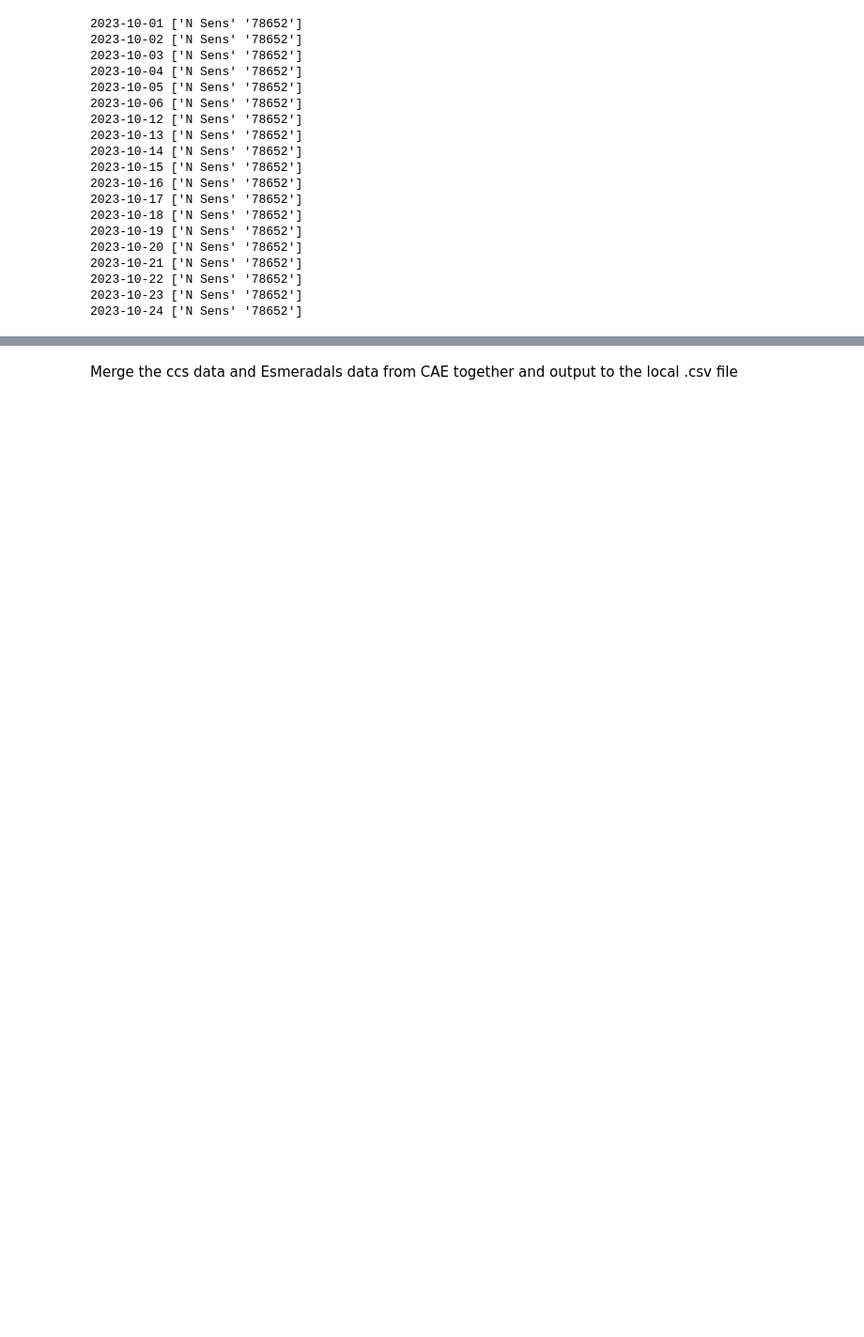
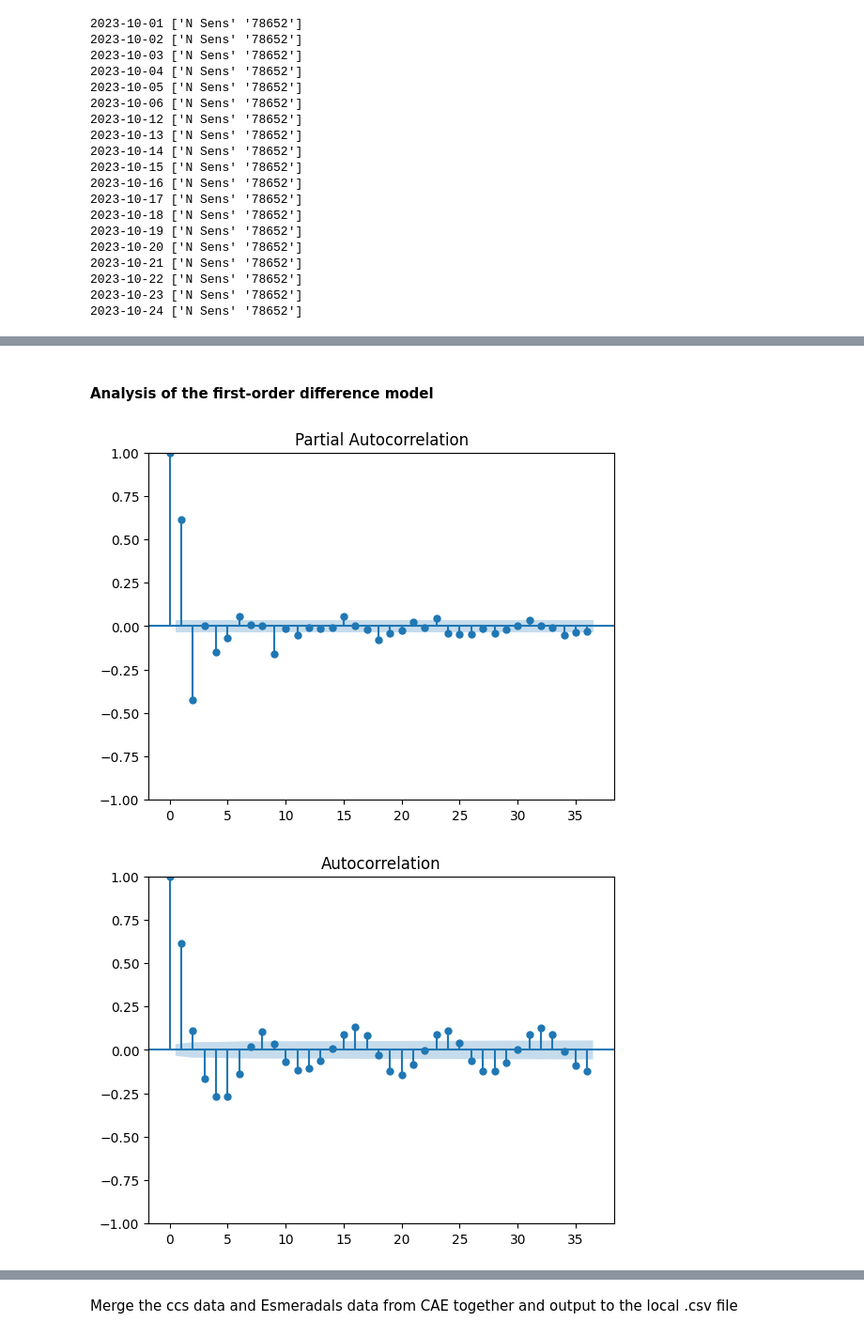
Before and after one commit to DPAINAMHI/esmeraldas, a Jupyter notebook: Scripts/load_local_data.ipynb, the cells around one changed output, grey strips where cells are left out. Shown at 94% size. Saved outputs shown, nothing was run; the diff lists cells and outputs as text; code cells hidden in the pictures; blank space fills up the shorter version.

```diff
--- a/Scripts/load_local_data.ipynb
+++ b/Scripts/load_local_data.ipynb
@@ -44,12 +48,12 @@ df_list = []
 first_iter = True
 for month in funct.iterate_months(2019, 1, 2024, 3):
     rela_path = rela_path_base + month + ".nc"
-    df = funct.create_time_series_dataframe(freq, rela_path)
+    df_wrf = funct.create_time_series_dataframe(freq, rela_path)
     if first_iter:
-        df = df.replace(-99,np.nan)
-        cols_after_drop = df.dropna(axis=1, how='any').columns
+        df_wrf = df_wrf.replace(-99,np.nan)
+        cols_after_drop = df_wrf.dropna(axis=1, how='any').columns
         first_iter = False
-    df_dropped = df[[col for col in cols_after_drop]]
+    df_dropped = df_wrf[[col for col in cols_after_drop]]
     df_list.append(df_dropped)
 df_ccs = pd.concat(df_list)
 # orginal shape of the Esmeraldas basin is of size 53*52
@@ -308,0 +524,10 @@ plot_pacf(discharge_series, ax=ax, lags=100, method='ywm')
+# %% [markdown]
+#### Analysis of the first-order difference model
+# %%
+df_esm_3h_diff = df_esm_3h.dropna().diff()
+df_esm_3h_diff.dropna(inplace=True)
+plot_pacf(df_esm_3h_diff['hidro_level_sm']);
+plot_acf(df_esm_3h_diff['hidro_level_sm']);
+# %% [output]
+[figure, added]
+[figure, added]
```
Also changed, not shown: parts of 59 cells of this notebook, 10 other files.
